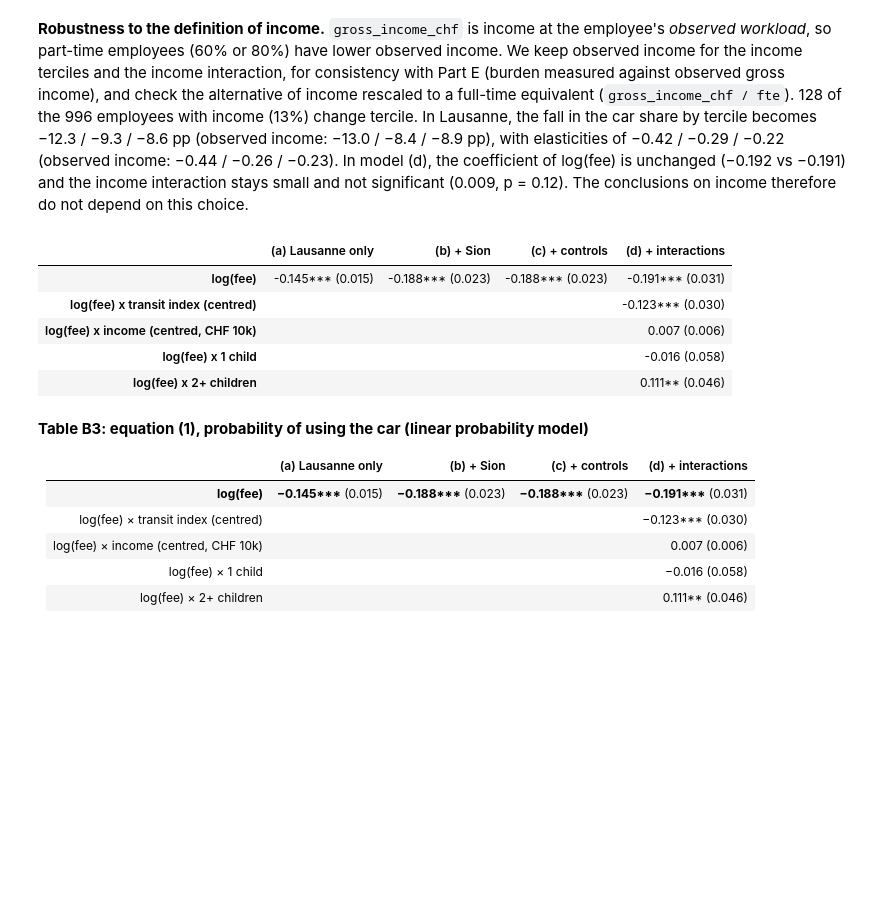
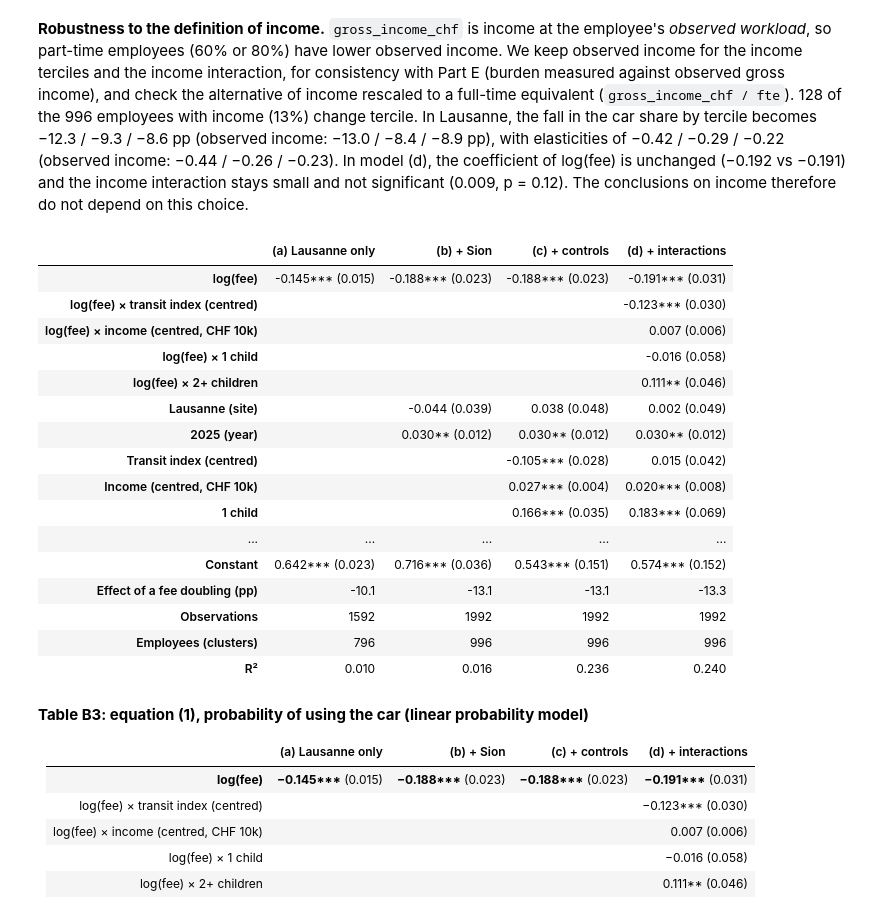
Before and after one commit to Mxlrt69/Public_Policy_Project, a Jupyter notebook: full_notebook.ipynb, the cells around one changed output. Saved outputs shown, nothing was run; the diff lists cells and outputs as text; code cells hidden in the pictures; blank space fills up the shorter version.

```diff
--- a/full_notebook.ipynb
+++ b/full_notebook.ipynb
@@ -768,7 +768,8 @@ ta["transit_group"] = pd.concat([terciles(g) for _, g in ta.groupby("site")])
 # %%
 ta["source"] = (f"Timetables: transport.opendata.ch (official SBB timetables), Thursday {REF_DATE}. "
                 "Dwellings: RegBL via api3.geo.admin.ch. Communes: swisstopo. "
-                "Car times: Google Maps, arrival 08:00 on a Thursday.")
+                "Car times: Google Maps, arrival 08:00 on a Thursday. "
+                "Services introduced after 2025: tl (Transports publics de la région lausannoise).")
 ta["coding_notes"] = (
     "Selected stop = served stop (>=1 departure 06-09h) that minimises the average walk from all "
     "RegBL dwellings of the locality (straight line x1.3, 75 m/min, weighted by number of dwellings) + "
@@ -776,7 +777,7 @@ ta["coding_notes"] = (
     "stops close to the centre and to the centre of each quarter of the locality + main stop. "
     "Lausanne, Bramois, Salins: dwellings selected by the employees' postcode (1004, 1967, 1991). "
     "Destination: main station of the site. Services introduced after 2025 excluded "
-    "(line 9 at Renens/Crissier, line 54, tram T1). Car: middle of the Google range + 5 min "
+    "(line 9 at Renens/Crissier, line 54, tram T1; source: tl). Car: middle of the Google range + 5 min "
     "(parking + walking); ratio_pt_car_high = using the upper bound. "
     "transit_index = mean of the z-scores of (-PT/car ratio, log(1+departures 06-09h), -first "
     "arrival). transit_group = terciles of the index weighted by employees, computed within each site. "
@@ -791,7 +792,7 @@ a1 = ta.sort_values(["site", "transit_index"], ascending=[True, False])[
     ["site", "commune_clean", "n_employees", "origin_stop", "pt_total_via_origin_min", "car_door_mid_min",
      "ratio_pt_car_mid", "n_departures_6_9", "first_arrival", "transit_index", "transit_group"]]
 
-a1.head()
+a1
 # %% [output]
 |  | site | commune_clean | n_employees | origin_stop | pt_total_via_origin_min | car_door_mid_min | ... |
 | 10 | Lausanne | CRISSIER | 45 | Crissier, Marcolet | 23.3 | 27.0 | ... |
@@ -1428,10 +1440,10 @@ models = {
 
 rows = {   # statsmodels name -> readable label (display order)
     "log_fee":                    "log(fee)",
-    "log_fee:transit_c":          "log(fee) x transit index (centred)",
-    "log_fee:income_c":           "log(fee) x income (centred, CHF 10k)",
-    "log_fee:C(n_children)[T.1]": "log(fee) x 1 child",
-    "log_fee:C(n_children)[T.2]": "log(fee) x 2+ children",
+    "log_fee:transit_c":          "log(fee) × transit index (centred)",
+    "log_fee:income_c":           "log(fee) × income (centred, CHF 10k)",
+    "log_fee:C(n_children)[T.1]": "log(fee) × 1 child",
+    "log_fee:C(n_children)[T.2]": "log(fee) × 2+ children",
     "lausanne":                   "Lausanne (site)",
     "post":                       "2025 (year)",
     "transit_c":                  "Transit index (centred)",
@@ -1440,38 +1452,49 @@ rows = {   # statsmodels name -> readable label (display order)
     "C(n_children)[T.2]":         "2+ children",
     "distance_km":                "Distance (km)",
     "age":                        "Age",
     "female":                     "Female",
     "fte":                        "FTE",
     "Intercept":                  "Constant",
 }
 
 def stars(pv):
     return "***" if pv < 0.01 else "**" if pv < 0.05 else "*" if pv < 0.1 else ""
 
 def cell(m, var):   # "coef*** (SE)" or empty if the variable is not in the model
     if var not in m.params:
         return ""
     return f"{m.params[var]:.3f}{stars(m.pvalues[var])} ({m.bse[var]:.3f})"
 
 table_B3 = pd.DataFrame({name: [cell(m, v) for v in rows] for name, m in models.items()},
                         index=list(rows.values()))
 
 footer = pd.DataFrame({name: {
     "Effect of a fee doubling (pp)": f"{m.params['log_fee'] * np.log(2) * 100:.1f}",
     "Observations":                  f"{int(m.nobs)}",
     "Employees (clusters)":          f"{m.model.data.frame['employee_id'].nunique()}",
     "R²":                            f"{m.rsquared:.3f}",
 } for name, m in models.items()})
 
 table_B3 = pd.concat([table_B3, footer])
-table_B3.head()
+table_B3
 # %% [output]
 |  | (a) Lausanne only | (b) + Sion | (c) + controls | (d) + interactions |
 | log(fee) | -0.145*** (0.015) | -0.188*** (0.023) | -0.188*** (0.023) | -0.191*** (0.031) |
-| log(fee) x transit index (centred) |  |  |  | -0.123*** (0.030) |
-| log(fee) x income (centred, CHF 10k) |  |  |  | 0.007 (0.006) |
-| log(fee) x 1 child |  |  |  | -0.016 (0.058) |
-| log(fee) x 2+ children |  |  |  | 0.111** (0.046) |
+| log(fee) × transit index (centred) |  |  |  | -0.123*** (0.030) |
+| log(fee) × income (centred, CHF 10k) |  |  |  | 0.007 (0.006) |
+| log(fee) × 1 child |  |  |  | -0.016 (0.058) |
+| log(fee) × 2+ children |  |  |  | 0.111** (0.046) |
+| Lausanne (site) |  | -0.044 (0.039) | 0.038 (0.048) | 0.002 (0.049) |
+| 2025 (year) |  | 0.030** (0.012) | 0.030** (0.012) | 0.030** (0.012) |
+| Transit index (centred) |  |  | -0.105*** (0.028) | 0.015 (0.042) |
+| Income (centred, CHF 10k) |  |  | 0.027*** (0.004) | 0.020*** (0.008) |
+| 1 child |  |  | 0.166*** (0.035) | 0.183*** (0.069) |
+| ... | ... | ... | ... | ... |
+| Constant | 0.642*** (0.023) | 0.716*** (0.036) | 0.543*** (0.151) | 0.574*** (0.152) |
+| Effect of a fee doubling (pp) | -10.1 | -13.1 | -13.1 | -13.3 |
+| Observations | 1592 | 1992 | 1992 | 1992 |
+| Employees (clusters) | 796 | 996 | 996 | 996 |
+| R² | 0.010 | 0.016 | 0.236 | 0.240 |
 # %% [markdown]
 **Table B3: equation (1), probability of using the car (linear probability model)**
 
```
Also changed, not shown: parts of 5 cells of this notebook, 1 other file.
